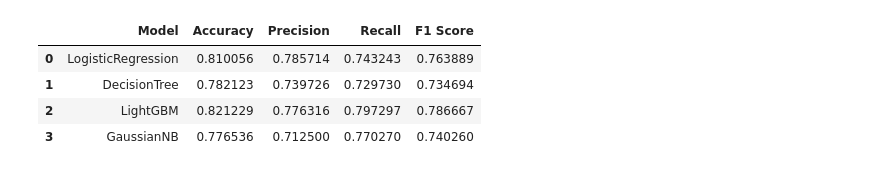
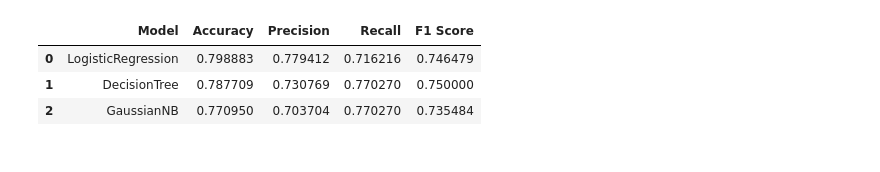
Before and after one commit to Facu4798/tps_ml2, a Jupyter notebook: titanic.ipynb, the cells around one changed output. Drawn from its saved outputs; the diff is of its cells as text; code cells hidden in the pictures.

```diff
--- a/titanic.ipynb
+++ b/titanic.ipynb
@@ -33,3 +33,19 @@ df['Age'] = df['Age'].fillna(df['Age'].mean())
+# %%
+cat_pipeline = Pipeline([
+        ("ordinal_encoder", OrdinalEncoder()),
+        ("imputer", SimpleImputer(strategy="most_frequent")),
+        ("cat_encoder", OneHotEncoder(sparse_output=False)),
+    ])
+# %%
+from sklearn.compose import ColumnTransformer
+
+num_attribs = ["Age", "SibSp", "Parch", "Fare"]
+cat_attribs = ["Pclass", "Sex", "Embarked"]
+
+preprocess_pipeline = ColumnTransformer([
+        ("num", num_pipeline, num_attribs),
+        ("cat", cat_pipeline, cat_attribs),
+    ])
 # %%
 from sklearn.model_selection import train_test_split
 
@@ -37,20 +53,23 @@ X = df.drop('Survived', axis=1)
 y = df['Survived']
 
 X_train, X_test, y_train, y_test = train_test_split(X, y, test_size=0.2, random_state=42)
+# %%
+X_train = preprocess_pipeline.fit_transform(X_train)
+X_test = preprocess_pipeline.transform(X_test)
 # %%
 logreg = LogisticRegression(max_iter=100000)
 dt = DecisionTreeClassifier()
-lgbm = lgb.LGBMClassifier()
 nb = GaussianNB()
 
 models = [
     logreg,
     dt,
-    lgbm,
     nb
 ]
-
+from sklearn.model_selection import cross_val_score
 for model in models:
+    scores = cross_val_score(model, X_train, y_train, cv=5)
+    print(f"{model.__class__.__name__} CV Accuracy: {scores.mean():.4f} ± {scores.std():.4f}")
     model.fit(X_train, y_train)
 
 
@@ -61,23 +80,23 @@ preds = [model.predict(X_test) for model in models]
 
 from sklearn.metrics import accuracy_score, precision_score, recall_score, f1_score
 import lightgbm
+
 accs = [accuracy_score(y_test, pred) for pred in preds]
 precs = [precision_score(y_test, pred) for pred in preds]
 recs = [recall_score(y_test, pred) for pred in preds]
 f1s = [f1_score(y_test, pred) for pred in preds]
 # %%
 metrics_df = pd.DataFrame({
-    'Model': ['LogisticRegression', 'DecisionTree', 'LightGBM', 'GaussianNB'],
+    'Model': ['LogisticRegression', 'DecisionTree', 'GaussianNB'],
     'Accuracy': accs,
     'Precision': precs,
     'Recall': recs,
     'F1 Score': f1s
 })
 
 metrics_df
 # %% [output]
 |  | Model | Accuracy | Precision | Recall | F1 Score |
-| 0 | LogisticRegression | 0.810056 | 0.785714 | 0.743243 | 0.763889 |
-| 1 | DecisionTree | 0.782123 | 0.739726 | 0.729730 | 0.734694 |
-| 2 | LightGBM | 0.821229 | 0.776316 | 0.797297 | 0.786667 |
-| 3 | GaussianNB | 0.776536 | 0.712500 | 0.770270 | 0.740260 |
+| 0 | LogisticRegression | 0.798883 | 0.779412 | 0.716216 | 0.746479 |
+| 1 | DecisionTree | 0.787709 | 0.730769 | 0.770270 | 0.750000 |
+| 2 | GaussianNB | 0.770950 | 0.703704 | 0.770270 | 0.735484 |
```
Also changed, not shown: parts of 11 cells of this notebook, 1 other file.
